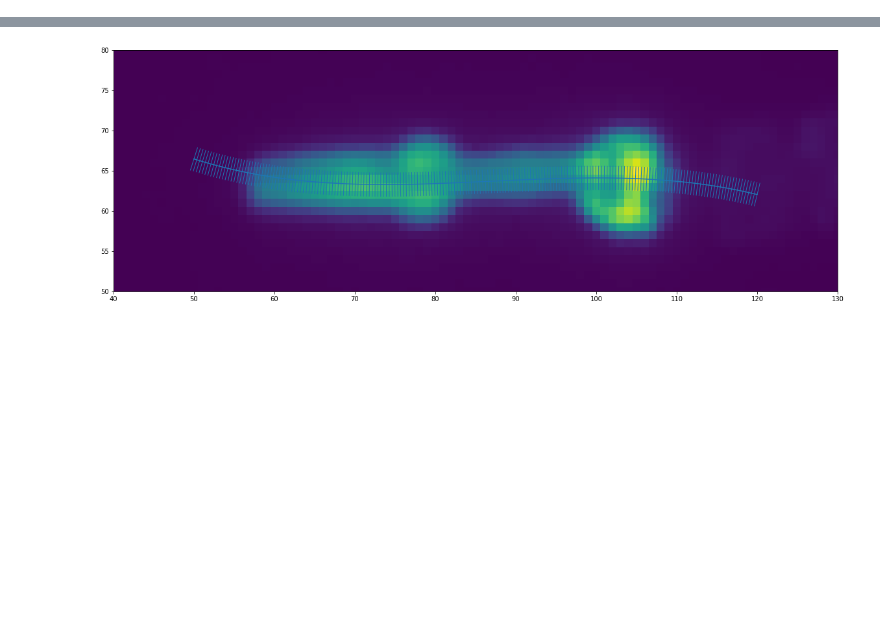
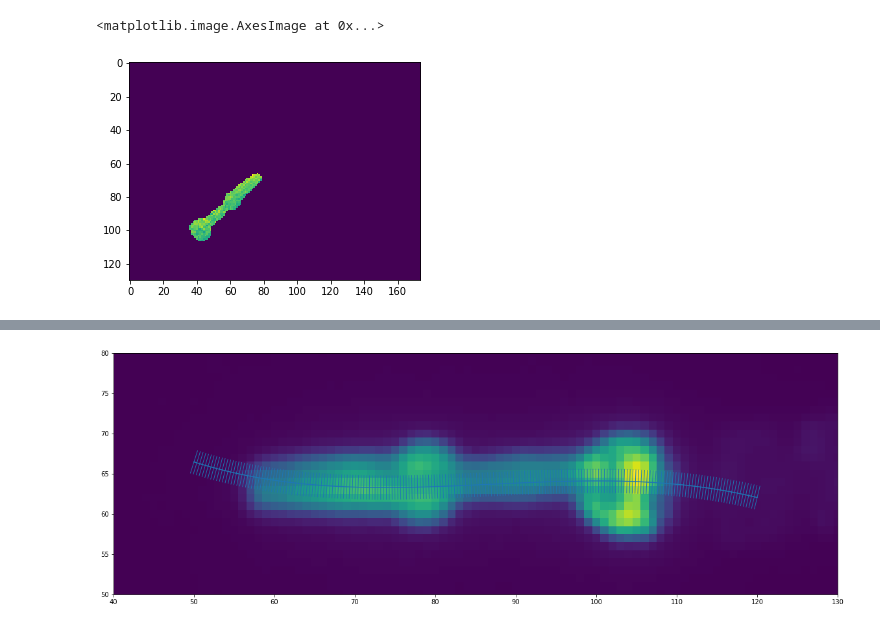
Before and after one commit to ApfeldLab/pharynx_redox, a Jupyter notebook: python/notebooks/playground.ipynb, the cells around one changed output, grey strips where cells are left out. Drawn from its saved outputs; the diff is of its cells as text; code cells hidden in the pictures; blank space fills up the shorter version.

```diff
--- a/python/notebooks/playground.ipynb
+++ b/python/notebooks/playground.ipynb
@@ -49 +73,16 @@ plt.plot(ex.trimmed_intensity_data.sel(wavelength='410', pair=0).T, alpha=0.1, c
+# %%
+ref_wvl = '410'
+
+for animal_idx in np.arange(ex.seg_images.strain.size):
+    for wvl_idx in np.arange(ex.seg_images.wavelength.size):
+        for pair in ex.seg_images.pair:
+            ref_seg = ex.seg_images.sel(wavelength=ref_wvl, pair=pair).isel(strain=animal_idx)
+            img = ex.raw_image_data.sel(wavelength=wvl, pair=pair).isel(strain=animal_idx)
+
+            masked = ref_seg * img
+
+            ex.raw_image_data[animal_idx, wvl_idx, pair] = masked
+# %% [output]
+<matplotlib.image.AxesImage at 0x...>
+[figure, added]
 # %%
```
Also changed, not shown: parts of 10 cells of this notebook, 17 other files.
